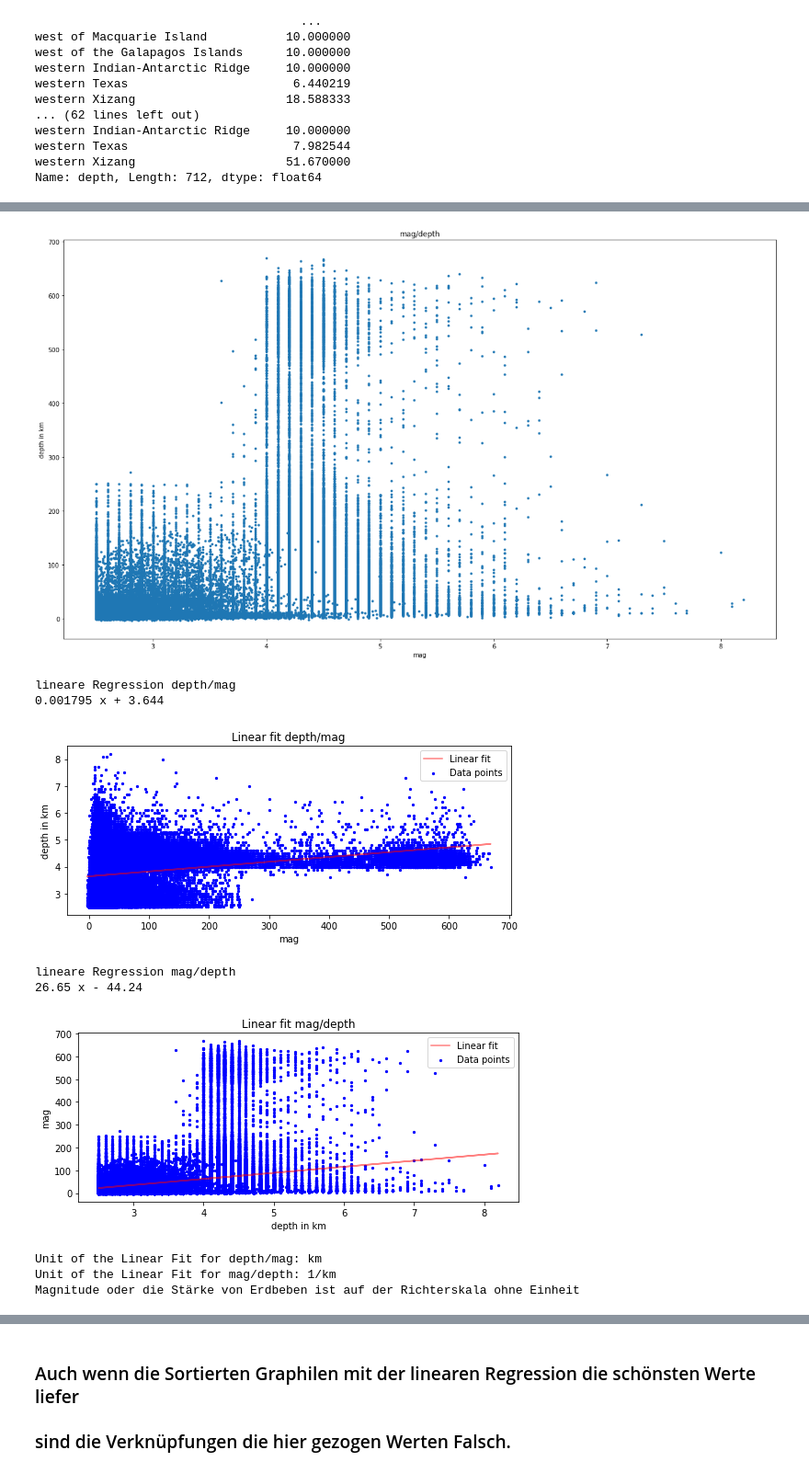
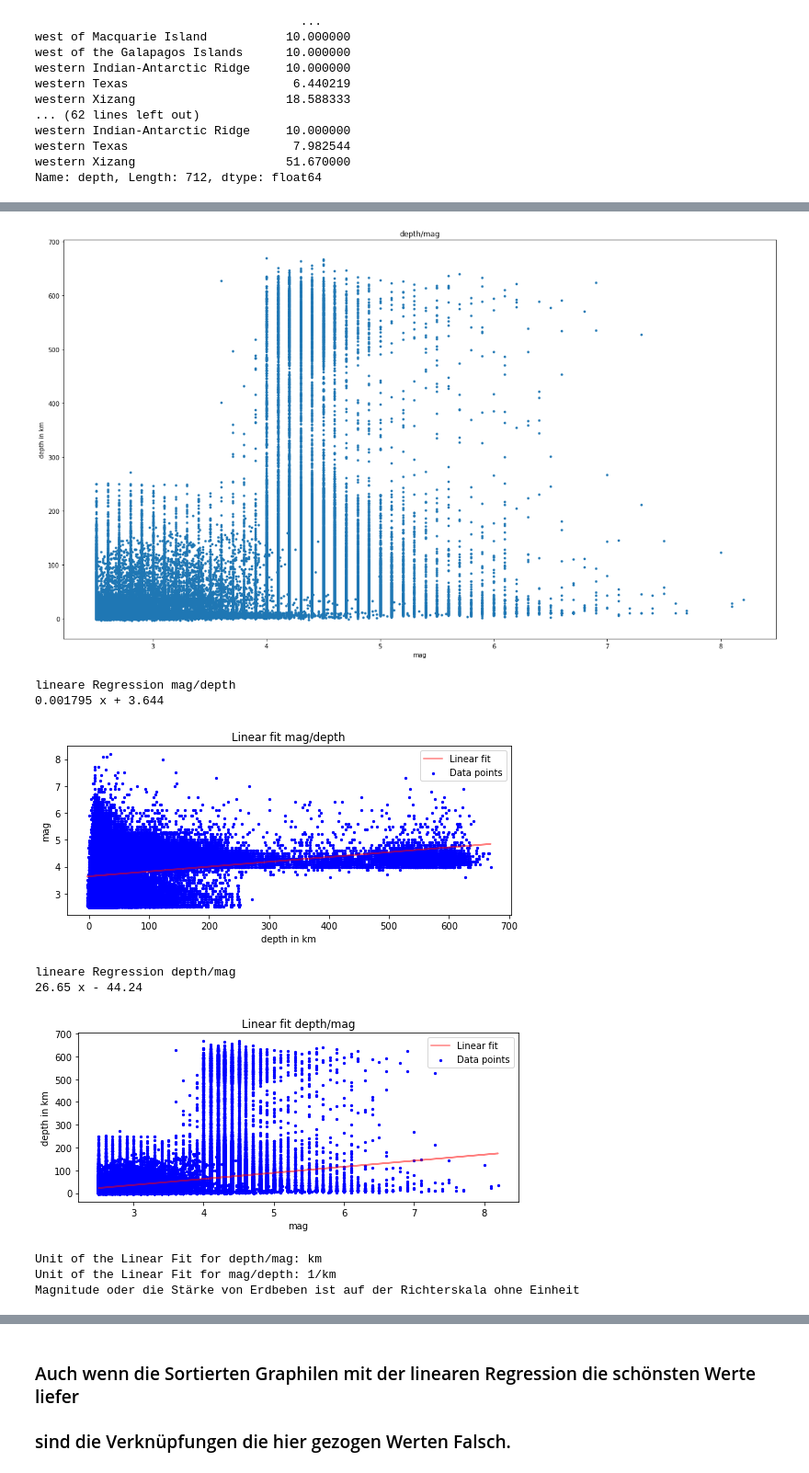
Before and after one commit to TeddyTedy/Data-Science, a Jupyter notebook: Prüfung/DataScience Project Erdbeben ausgeführt.ipynb, the cells around one changed output, grey strips where cells are left out. Shown: that part at 92% size. Drawn from its saved outputs; the diff is of its cells as text; code cells hidden in the pictures.

```diff
--- a/Prüfung/DataScience Project Erdbeben ausgeführt.ipynb
+++ b/Prüfung/DataScience Project Erdbeben ausgeführt.ipynb
@@ -762,7 +762,7 @@ y = earthquakeChanged['depth']
 
 
 plt.figure(figsize=(17,10))
-plt.title('mag/depth')
+plt.title('depth/mag')
 plt.xlabel('mag')
 plt.ylabel('depth in km')
 plt.plot(x, y, '.');
@@ -788,16 +788,16 @@ fit_eq = ang_coeff*x + intercept  #obtaining the y axis values for the fitting f
 
 ##lineare Regression depth/mag Gleichung ausgeben
 mdf=np.poly1d(fit)
-print('lineare Regression depth/mag' + str(mdf))
+print('lineare Regression mag/depth' + str(mdf))
 #Plotting the data
 
 fig = plt.figure()
 ax = fig.subplots()
 ax.plot(x, fit_eq,color = 'r', alpha = 0.5, label = 'Linear fit')
 ax.scatter(x,y,s = 5, color = 'b', label = 'Data points') #Original data points
-ax.set_title('Linear fit depth/mag')
-plt.ylabel('depth in km')
-plt.xlabel('mag')
+ax.set_title('Linear fit mag/depth')
+plt.xlabel('depth in km')
+plt.ylabel('mag')
 ax.legend()
 plt.show()
 
@@ -816,16 +816,16 @@ intercept = fit[1]
 fit_eq = ang_coeff*x + intercept  #obtaining the y axis values for the fitting function
 ##lineare Regression depth/mag Gleichung ausgeben
 dmf=np.poly1d(fit)
-print('lineare Regression mag/depth' + str(dmf))
+print('lineare Regression depth/mag' + str(dmf))
 #Plotting the data
 
 fig = plt.figure()
 ax = fig.subplots()
 ax.plot(x, fit_eq,color = 'r', alpha = 0.5, label = 'Linear fit')
 ax.scatter(x,y,s = 5, color = 'b', label = 'Data points') #Original data points
-ax.set_title('Linear fit mag/depth')
-plt.xlabel('depth in km')
-plt.ylabel('mag')
+ax.set_title('Linear fit depth/mag')
+plt.ylabel('depth in km')
+plt.xlabel('mag')
 ax.legend()
 plt.show()
 
@@ -841,9 +841,9 @@ y = earthquakeChanged.groupby(['Region'])['depth'].agg(lambda x: x.unique().mean
 x = earthquakeChanged.groupby(['Region'])['mag'].agg(lambda x: x.unique().mean())
 
 plt.figure(figsize=(17,10))
-plt.title('mean mag/depth')
-plt.xlabel('depth in km')
-plt.ylabel('mag')
+plt.title('mean depth/mag')
+plt.ylabel('depth in km')
+plt.xlabel('mag')
 plt.plot(x, y, '.')
 plt.show()
 #Mean depth/mag Diagramm
@@ -853,8 +853,8 @@ y = earthquakeChanged.groupby(['Region'])['mag'].agg(lambda x: x.unique().mean()
 
 plt.figure(figsize=(17,10))
 plt.title('mean mag/depth')
+plt.ylabel('mag')
 plt.xlabel('depth in km')
-plt.ylabel('mag')
 plt.plot(x, y, '.')
 plt.show()
 
@@ -881,47 +881,47 @@ ax = fig.subplots()
 ax.plot(x, fit_eq,color = 'r', alpha = 0.5, label = 'Linear fit')
 ax.scatter(x,y,s = 5, color = 'b', label = 'Data points') #Original data points
 ax.set_title('Linear fit depth/mag')
-plt.ylabel('mag')
-plt.xlabel('depth in km')
+plt.xlabel('mag')
+plt.ylabel('depth in km')
 ax.legend()
 plt.show()
 
 
 #---LINEAR FIT----
 #lineare Regression depth/mag unsortiert
 #generate the x array
 y = earthquakeChanged.groupby(['Region'])['mag'].agg(lambda x: x.unique().mean())
 
 
 x = earthquakeChanged.groupby(['Region'])['depth'].agg(lambda x: x.unique().mean())
 #Applying a linear fit with .polyfit()
 fit = np.polyfit(x,y,1)
 ang_coeff = fit[0]
 intercept = fit[1]
 fit_eq = ang_coeff*x + intercept  #obtaining the y axis values for the fitting function
 ##lineare Regression depth/mag Gleichung ausgeben
 f=np.poly1d(fit)
 print('lineare Regression mag/depth' + str(f))
 #Plotting the data
 
 fig = plt.figure()
 ax = fig.subplots()
 ax.plot(x, fit_eq,color = 'r', alpha = 0.5, label = 'Linear fit')
 ax.scatter(x,y,s = 5, color = 'b', label = 'Data points') #Original data points
-ax.set_title('Linear fit depth/mag')
-plt.xlabel('mag')
-plt.ylabel('depth in km')
+ax.set_title('Linear fit mag/depth')
+plt.ylabel('mag')
+plt.xlabel('depth in km')
 ax.legend()
 plt.show()
 # %% [output]
 [figure]
 [figure]
-lineare Regression depth/mag
+lineare Regression mag/depth
 0.001795 x + 3.644
-[figure, old version]
+[figure, new version]
-lineare Regression mag/depth
+lineare Regression depth/mag
 26.65 x - 44.24
-[figure, old version]
+[figure, new version]
 Unit of the Linear Fit for depth/mag: km
 Unit of the Linear Fit for mag/depth: 1/km
 Magnitude oder die Stärke von Erdbeben ist auf der Richterskala ohne Einheit
```
Also changed, not shown: parts of 4 cells of this notebook, 1 other file.
